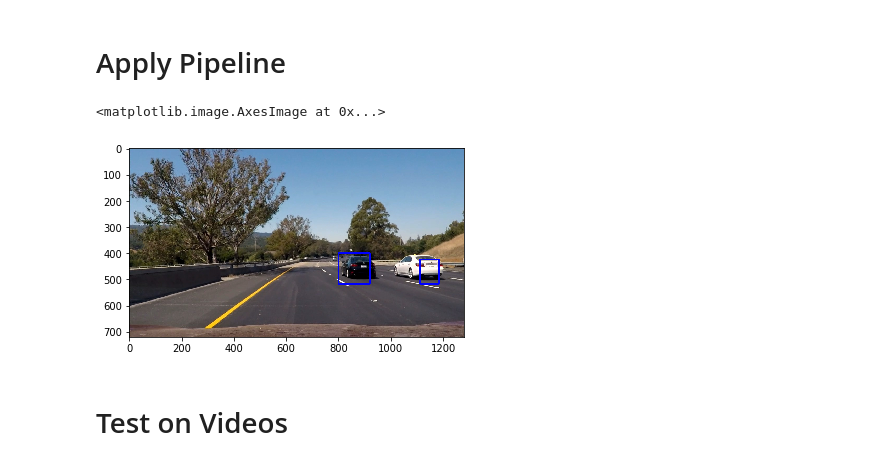
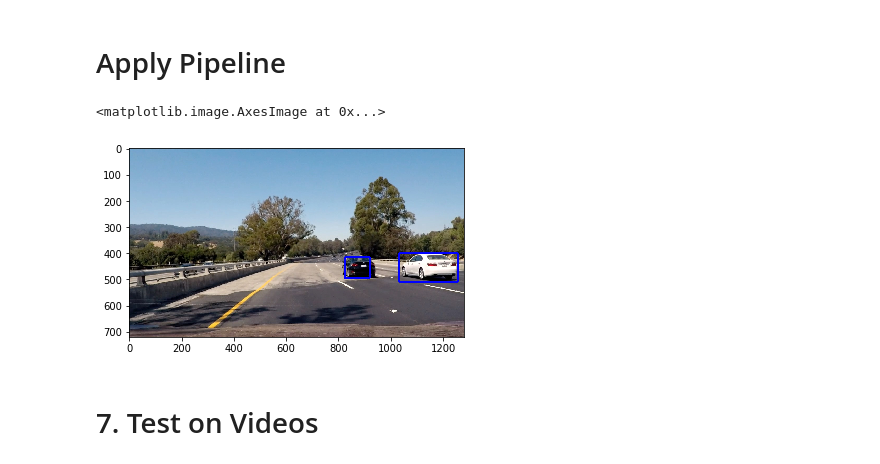
Before and after one commit to kotaroh/SelfDriving_CarND-Vehicle-Detection, a Jupyter notebook: output.ipynb, the cells around one changed output. Drawn from its saved outputs; the diff is of its cells as text; code cells hidden in the pictures.

```diff
--- a/output.ipynb
+++ b/output.ipynb
@@ -503,4 +481,5 @@ Test Accuracy of SVC =  0.9828
 # %%
+
 image = mpimg.imread('test_images/test6.jpg')
 draw_image = np.copy(image)
 
@@ -509,8 +488,20 @@ draw_image = np.copy(image)
 # image you are searching is a .jpg (scaled 0 to 255)
 image = image.astype(np.float32)/255
 
+
+y_start_stop = [400, 528] # Min and max in y to search in slide_window()
+x_start_stop = [200, None]
+
+
 windows = slide_window(image, x_start_stop=x_start_stop, y_start_stop=y_start_stop,
-                    xy_window=(96, 96), xy_overlap=(0.75, 0.75))
+                    xy_window=(64, 64), xy_overlap=(0.75, 0.75))
+
+y_start_stop = [528, 720] # Min and max in y to search in slide_window()
+x_start_stop = [200, None]
+
+
+windows += slide_window(image, x_start_stop=x_start_stop, y_start_stop=y_start_stop,
+                    xy_window=(96, 96), xy_overlap=(0.5, 0.5))
 
 hot_windows = search_windows(image, windows, svc, X_scaler, color_space=color_space,
                         spatial_size=spatial_size, hist_bins=hist_bins,
@@ -519,6 +510,7 @@ hot_windows = search_windows(image, windows, svc, X_scaler, color_space=color_sp
                         hog_channel=hog_channel, spatial_feat=spatial_feat,
                         hist_feat=hist_feat, hog_feat=hog_feat)
 
+
 window_img = draw_boxes(draw_image, hot_windows, color=(0, 0, 255), thick=6)
 
 plt.imshow(window_img)
@@ -562,7 +554,7 @@ def draw_labeled_bboxes(img, labels):
         # Define a bounding box based on min/max x and y
         bbox = ((np.min(nonzerox), np.min(nonzeroy)), (np.max(nonzerox), np.max(nonzeroy)))
         # Draw the box on the image
-        cv2.rectangle(img, bbox[0], bbox[1], (0,0,255), 6)
+        cv2.rectangle(img, bbox[0], bbox[1], (0,0,1), 6)
     # Return the image
     return img
 
@@ -579,7 +571,7 @@ heatmap = np.clip(heat, 0, 255)
 labels = label(heatmap)
 draw_img = draw_labeled_bboxes(np.copy(image), labels)
 
-fig = plt.figure()
+fig = plt.figure(figsize=(10, 6))
 plt.subplot(121)
 plt.imshow(draw_img)
 plt.title('Car Positions')
@@ -601,8 +591,18 @@ def pipeline(test_image):
 
     image = image.astype(np.float32)/255
 
+    y_start_stop = [400, 528] # Min and max in y to search in slide_window()
+    x_start_stop = [200, None]
+
+
     windows = slide_window(image, x_start_stop=x_start_stop, y_start_stop=y_start_stop,
-                    xy_window=(96, 96), xy_overlap=(0.75, 0.75))
+                    xy_window=(64, 64), xy_overlap=(0.75, 0.75))
+
+    y_start_stop = [528, 720] # Min and max in y to search in slide_window()
+    x_start_stop = [200, None]
+
+    windows += slide_window(image, x_start_stop=x_start_stop, y_start_stop=y_start_stop,
+                    xy_window=(96, 96), xy_overlap=(0.5, 0.5))
 
     hot_windows = search_windows(image, windows, svc, X_scaler, color_space=color_space,
                         spatial_size=spatial_size, hist_bins=hist_bins,
@@ -611,14 +611,12 @@ def pipeline(test_image):
                         hog_channel=hog_channel, spatial_feat=spatial_feat,
                         hist_feat=hist_feat, hog_feat=hog_feat)
 
-    window_img = draw_boxes(draw_image, hot_windows, color=(0, 0, 255), thick=6)
-
     heat = np.zeros_like(test_image[:,:,0]).astype(np.float)
     # Add heat to each box in box list
     heat = add_heat(heat,hot_windows)
 
     # Apply threshold to help remove false positives
-    heat = apply_threshold(heat,2)
+    heat = apply_threshold(heat,1)
 
     # Visualize the heatmap when displaying
     heatmap = np.clip(heat, 0, 255)
@@ -630,14 +628,14 @@ def pipeline(test_image):
 # %% [markdown]
 # Apply Pipeline
 # %%
-test_image = mpimg.imread('test_images/test6.jpg')
+test_image = mpimg.imread('test_images/test4.jpg')
 result = pipeline(test_image)
 plt.imshow(result)
 # %% [output]
 <matplotlib.image.AxesImage at 0x...>
-[figure, old version]
+[figure, new version]
 # %% [markdown]
-# Test on Videos
+# 7. Test on Videos
 # %%
 # Import everything needed to edit/save/watch video clips
 from moviepy.editor import VideoFileClip
```
Also changed, not shown: parts of 21 cells of this notebook, 10 other files.
